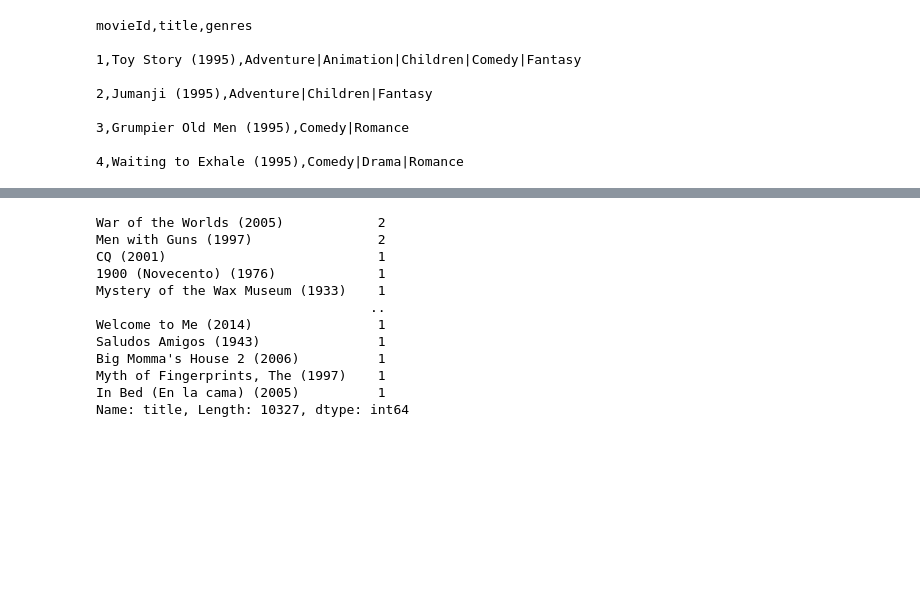
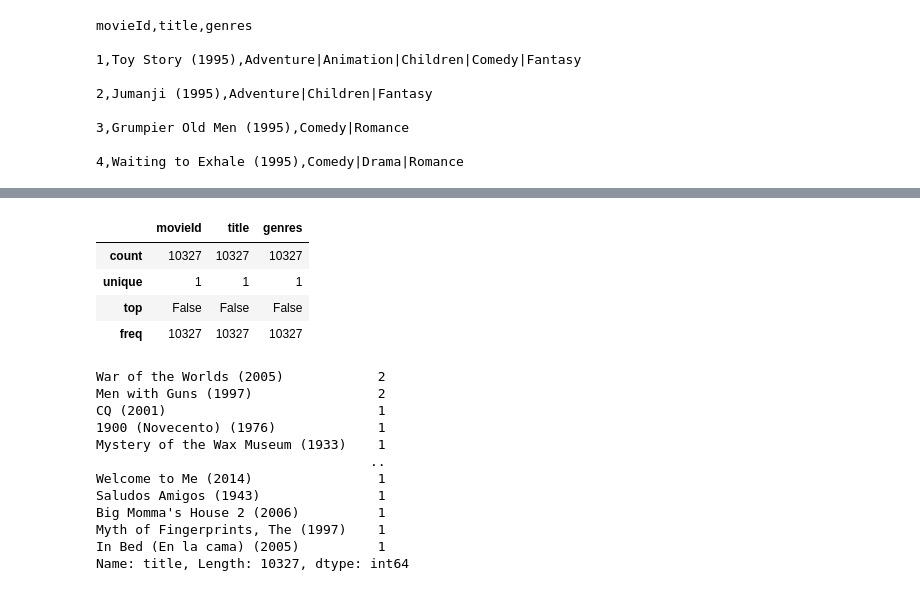
Before and after one commit to aleksanp/movie-recommendation-bot, a Jupyter notebook: movie_recommendation_bot.ipynb, the cells around one changed output, grey strips where cells are left out. Saved outputs shown, nothing was run; the diff lists cells and outputs as text; code cells hidden in the pictures; blank space fills up the shorter version.

```diff
--- a/movie_recommendation_bot.ipynb
+++ b/movie_recommendation_bot.ipynb
@@ -47 +60,9 @@ Name: rating, Length: 105526, dtype: float64
+# %%
+data_movies.isna().describe()
+# %% [output]
+|  | movieId | title | genres |
+| count | 10327 | 10327 | 10327 |
+| unique | 1 | 1 | 1 |
+| top | False | False | False |
+| freq | 10327 | 10327 | 10327 |
 # %%
```
Also changed, not shown: parts of 7 cells of this notebook.
